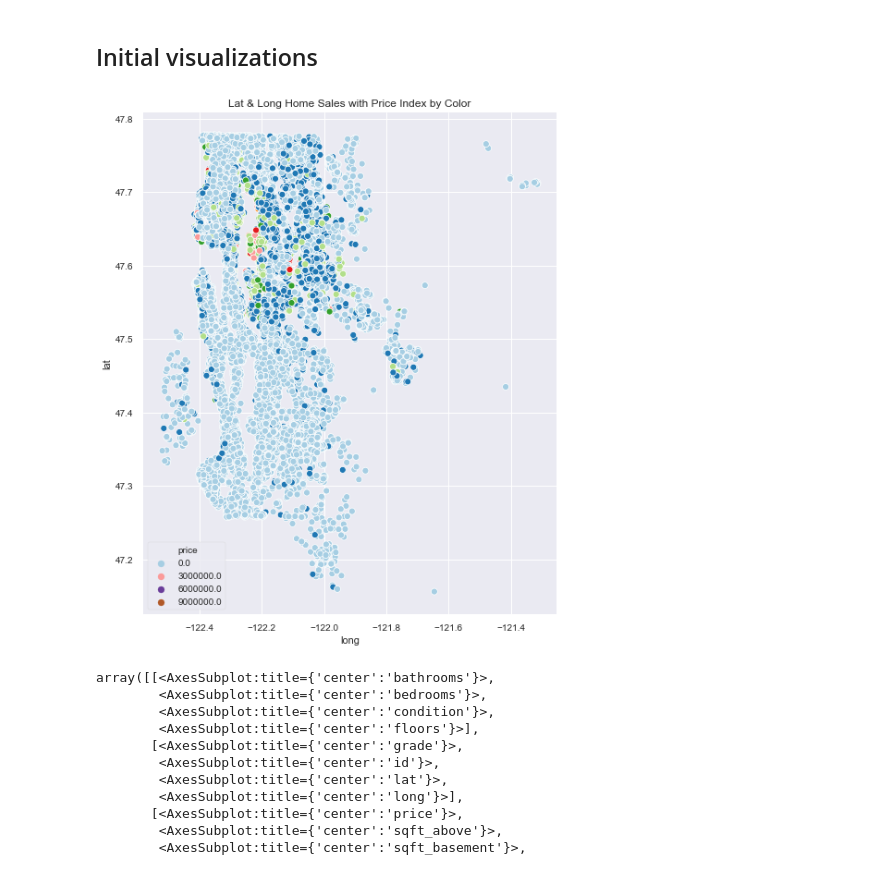
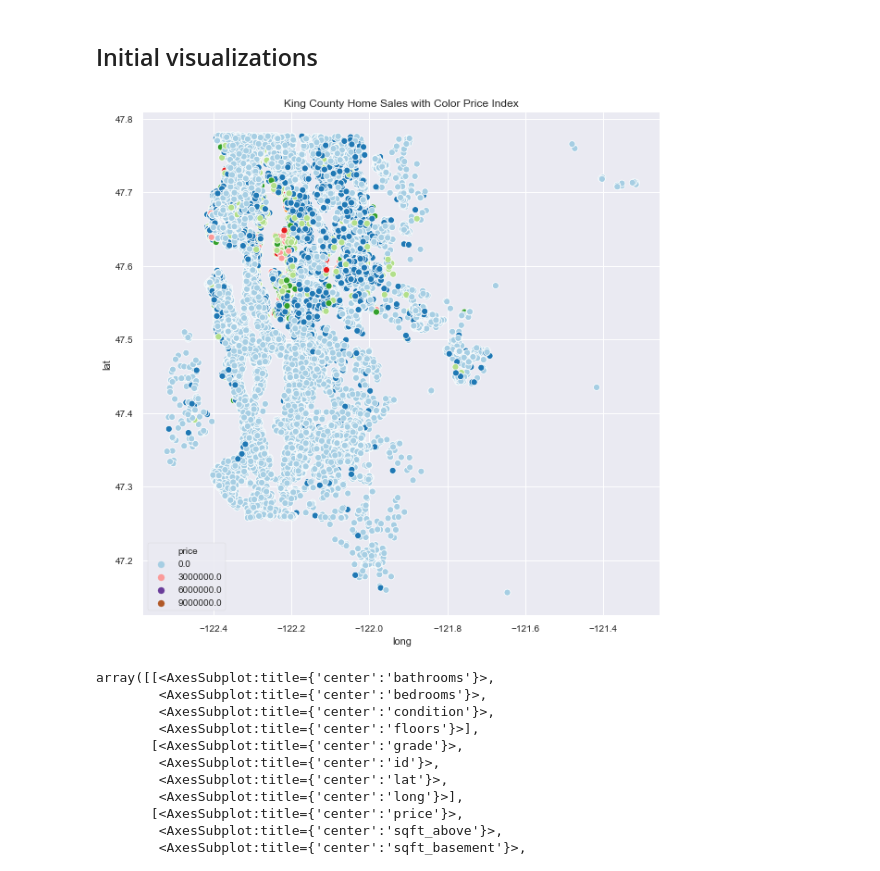
Before and after one commit to jtang1618/house-sale-king, a Jupyter notebook: notebooks_data/1_initial_eda_baseline.ipynb, the cells around one changed output. Drawn from its saved outputs; the diff is of its cells as text; code cells hidden in the pictures.

```diff
--- a/notebooks_data/1_initial_eda_baseline.ipynb
+++ b/notebooks_data/1_initial_eda_baseline.ipynb
@@ -383,12 +383,12 @@ kchouse_base = kchouse_df
 ## Initial visualizations
 # %%
 #create plot of map coordinates from dataframe
-plt.figure(figsize=(8,10))
+plt.figure(figsize=(10,10))
 sns.scatterplot(x='long', y='lat', hue='price', data=kchouse_base, palette='Paired')
-plt.title('Lat & Long Home Sales with Price Index by Color')
+plt.title('King County Home Sales with Color Price Index')
 plt.legend(fancybox=True);
 # %% [output]
-[figure, old version]
+[figure, new version]
 # %%
 #create histograms from dataframe
 kchouse_base.hist(figsize=(20,18))
```
Also changed, not shown: parts of 20 cells of this notebook.
